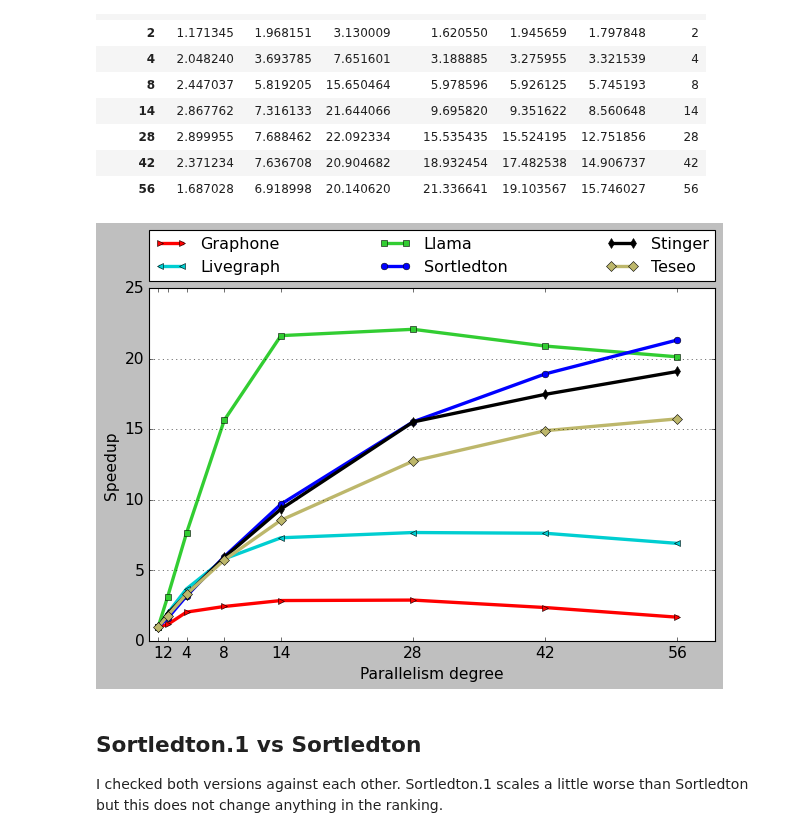
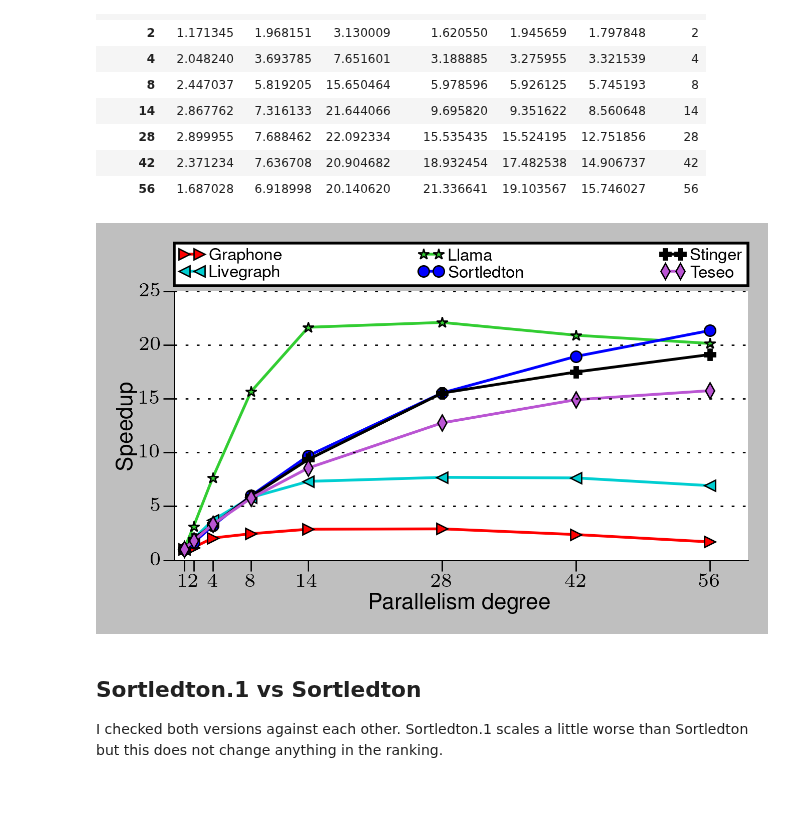
Before and after one commit to PerFuchs/gfe_notebooks, a Jupyter notebook: insertions-speedup.ipynb, the cells around one changed output. Saved outputs shown, nothing was run; the diff lists cells and outputs as text; code cells hidden in the pictures; blank space fills up the shorter version.

```diff
--- a/insertions-speedup.ipynb
+++ b/insertions-speedup.ipynb
@@ -118,33 +121,39 @@ all_libs
 | 42 | 2.371234 | 7.636708 | 20.904682 | 18.932454 | 17.482538 | 14.906737 | 42 |
 | 56 | 1.687028 | 6.918998 | 20.140620 | 21.336641 | 19.103567 | 15.746027 | 56 |
 # %%
-## FIGURE 7
+## FIGURE 9
 
+import plotting
 import matplotlib.style
 matplotlib.style.use('classic')
 
 colormap=common.set_library_colormap("")
 
-p = all_libs.drop("linear", axis=1).plot.line(color=colormap, linewidth=3, markersize=10)
+plotting.latexify()
+#plotting.latexify(fig_height=plotting.cm2inch(3))
+
+p = all_libs.drop("linear", axis=1).plot.line(color=colormap, linewidth=1, markersize=4)
 
 markers = ['>', '<', '*', 'o', 'P', 'd']
 for i, line in enumerate(p.get_lines()):
     line.set_marker(markers[i])
 
 legend_labels = ["Graphone", "Livegraph", "Llama", "Sortledton", "Stinger", "Teseo"]
 p.legend(bbox_to_anchor=(0., 1.02, 1., .102), loc=3,
-       ncol=3, mode="expand", borderaxespad=0., fontsize = 'large', labels=legend_labels)
-plt.ylabel("Speedup", fontsize=14)
-plt.xlabel("Parallelism degree", fontsize=14)
-plt.xticks([1, 2, 4, 8, 14, 28, 42, 56], fontsize=14)
-plt.yticks(fontsize=14)
+       ncol=3, mode="expand", borderaxespad=0., labels=legend_labels)
+plt.ylabel("Speedup")
+plt.xlabel("Parallelism degree")
+plt.xticks([1, 2, 4, 8, 14, 28, 42, 56])
+plt.yticks()
 
 plt.grid(axis='y')
 
+plotting.format_axes(p)
+
 plt.tight_layout()
 plt.savefig("../plots/insertions_speedup-new.png", dpi=400)
 # %% [output]
-[figure, old version]
+[figure, new version]
 # %% [markdown]
 ## Sortledton.1 vs Sortledton
 
```
Also changed, not shown: parts of 2 cells of this notebook, 5 other files.
